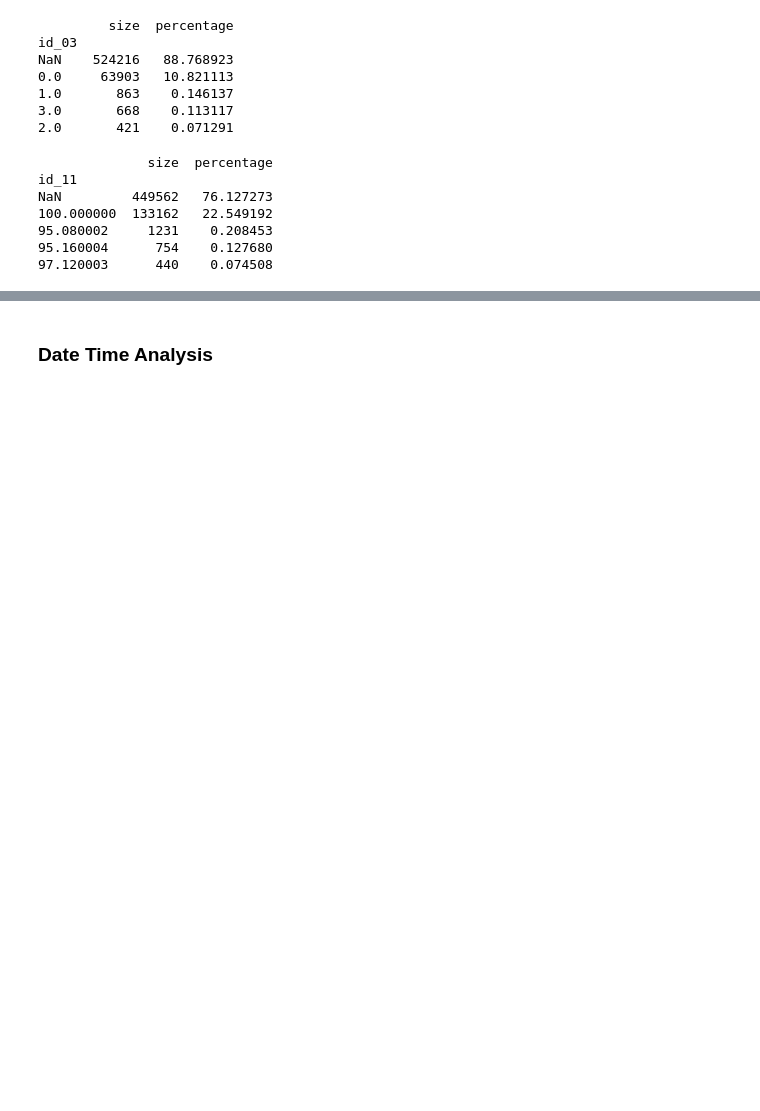
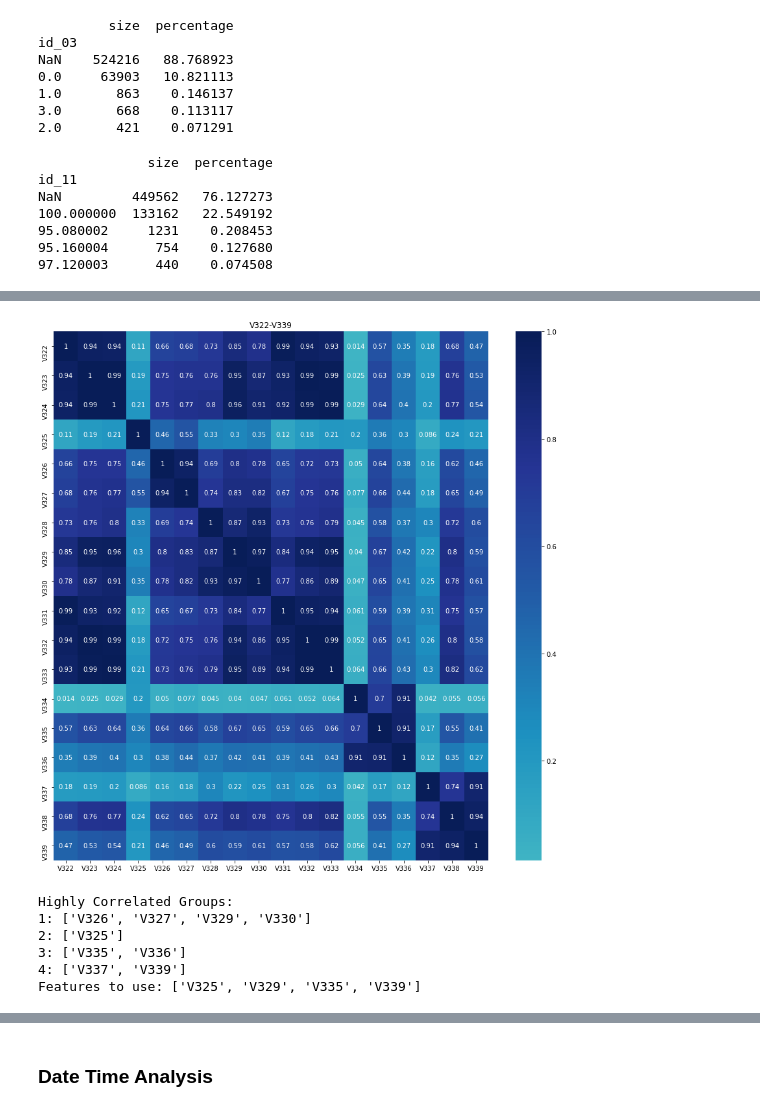
Before and after one commit to JoshSpangler96/IEEE-CIS-Fraud-Detection, a Jupyter notebook: IEEE_Fraud_Detection_EDA.ipynb, the cells around one changed output, grey strips where cells are left out. Saved outputs shown, nothing was run; the diff lists cells and outputs as text; code cells hidden in the pictures; blank space fills up the shorter version.

```diff
--- a/IEEE_Fraud_Detection_EDA.ipynb
+++ b/IEEE_Fraud_Detection_EDA.ipynb
@@ -1192,0 +1156,27 @@ corr_plot(df=train, features=features, title='V279-V321', annot=False)
+# %%
+features = ['V322', 'V323', 'V324', 'V325', 'V326', 'V327', 'V328', \
+            'V329', 'V330', 'V331', 'V332', 'V333', 'V334', 'V335', \
+            'V336', 'V337', 'V338', 'V339']
+
+corr_plot(df=train, features=features, title='V322-V339')
+# %% [output]
+[figure, added]
+# %%
+# Highly Correlated groups
+print('Highly Correlated Groups:')
+cor_groups = correlation_groups(df=train, features=features, threshold=0.75)
+for index, group in enumerate(cor_groups):
+    print(f'{index+1}: {group}')
+
+# features to use
+use = set(reduce_groups(df=train, groups=cor_groups))
+print(f'Features to use: {sorted(list(use))}')
+for item in use:
+    v_features_to_use.append(item)
+# %% [output]
+Highly Correlated Groups:
+1: ['V326', 'V327', 'V329', 'V330']
+2: ['V325']
+3: ['V335', 'V336']
+4: ['V337', 'V339']
+Features to use: ['V325', 'V329', 'V335', 'V339']
```
Also changed, not shown: parts of 137 cells of this notebook.
